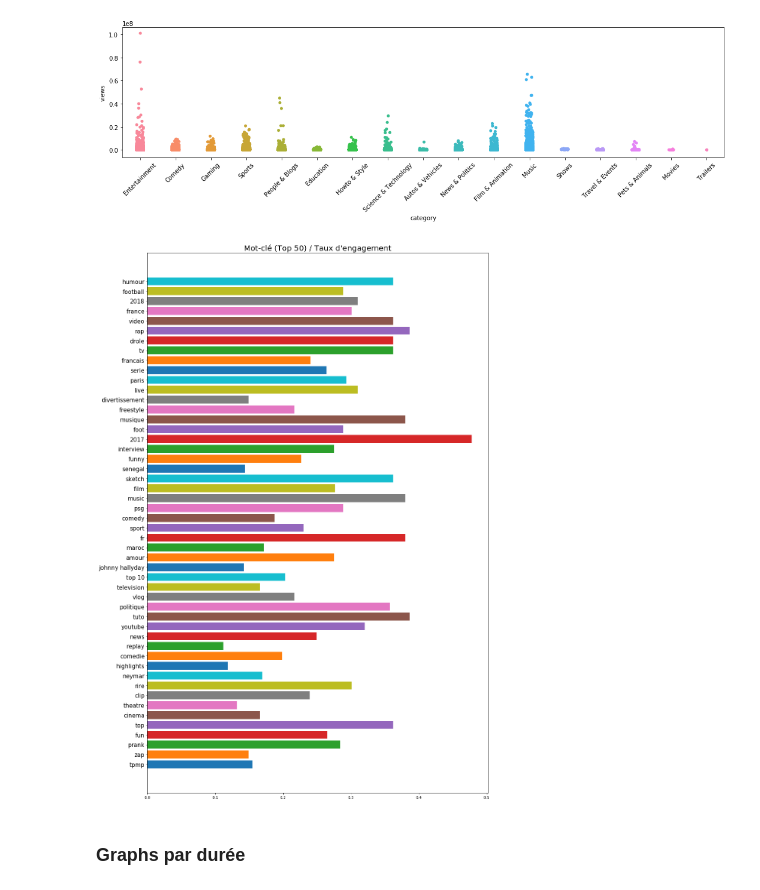
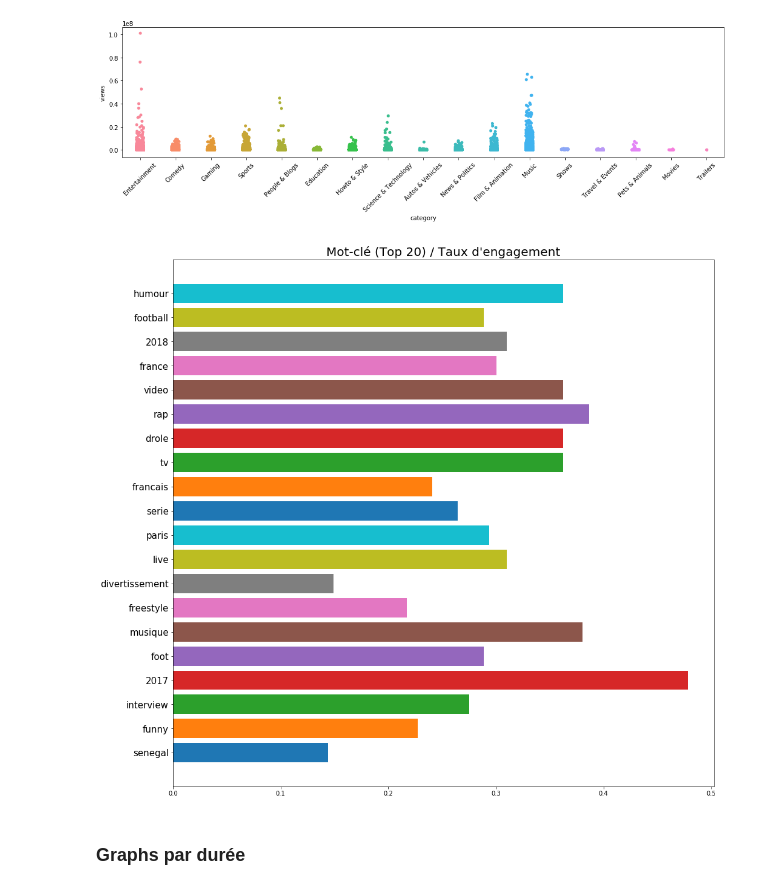
Before and after one commit to DROMZEE/Youtube-Predictor, a Jupyter notebook: projet_fred.ipynb, the cells around one changed output. Saved outputs shown, nothing was run; the diff lists cells and outputs as text; code cells hidden in the pictures.

```diff
--- a/projet_fred.ipynb
+++ b/projet_fred.ipynb
@@ -251,7 +261,7 @@ dico_tags_sorted
 ##### Top 50 des tags
 # %%
 top_tags = []
-for x, y in dico_tags_sorted[1:51]:
+for x, y in dico_tags_sorted[1:21]:
     top_tags.append(x)
 top_tags
 # %% [output]
@@ -342,16 +355,16 @@ plt.show()
 # %% [output]
 [figure]
 # %%
-plt.figure(figsize=(16,26))
+plt.figure(figsize=(16,16))
 
 for x in range(len(top_tags)-1,-1,-1):
     plt.barh(top_tags[x], df_engage["engagement"][df_engage["tags"].str.contains(top_tags[x])])
 
 plt.yticks(size=15)
-plt.title("Mot-clé (Top 50) / Taux d'engagement", fontsize=20)
+plt.title("Mot-clé (Top 20) / Taux d'engagement", fontsize=20)
 plt.show()
 # %% [output]
-[figure, old version]
+[figure, new version]
 # %% [markdown]
 ### Graphs par durée
 # %%
```
Also changed, not shown: parts of 23 cells of this notebook.
